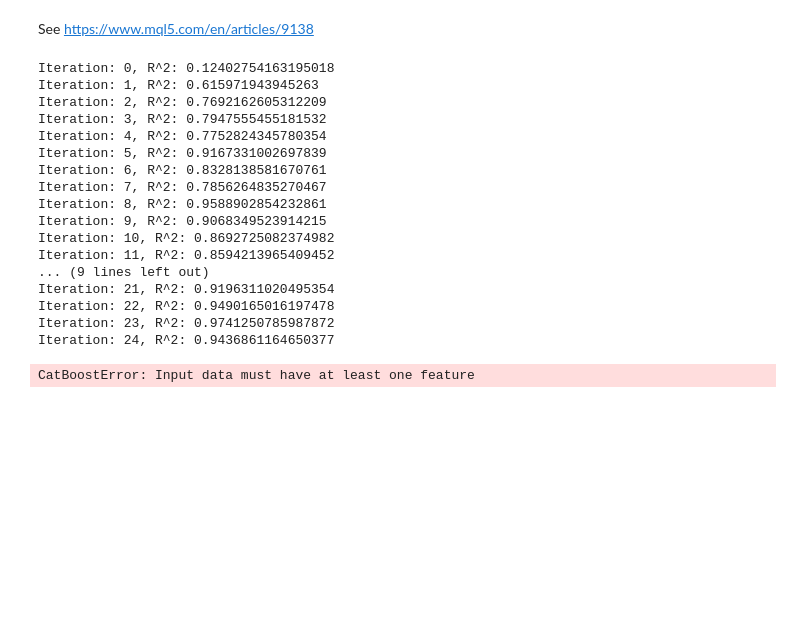
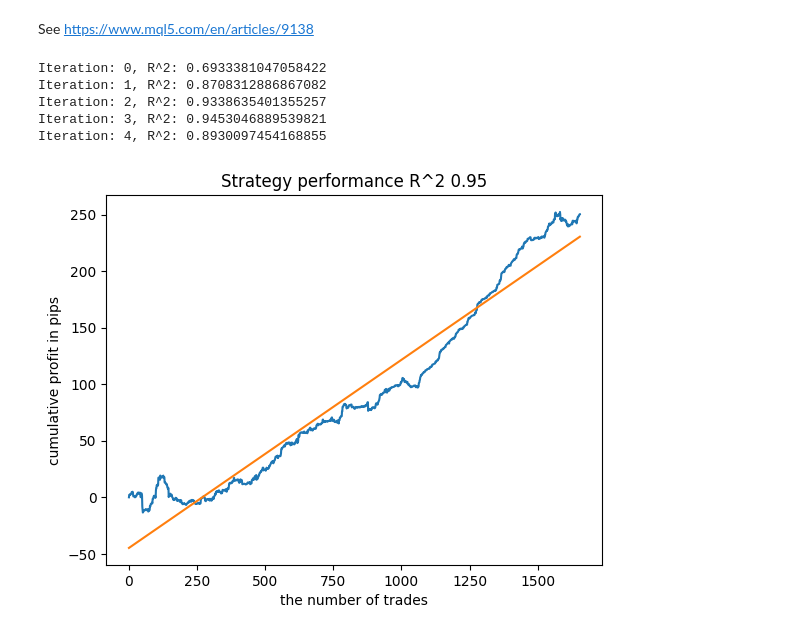
Before and after one commit to trautw/trade, a Jupyter notebook: ml/9138/notebook.ipynb, the cells around one changed output. Drawn from its saved outputs; the diff is of its cells as text; code cells hidden in the pictures; blank space fills up the shorter version.

Commit message:
GBPJPY

```diff
--- a/ml/9138/notebook.ipynb
+++ b/ml/9138/notebook.ipynb
@@ -16,14 +16,24 @@ from sklearn.model_selection import train_test_split
 from sklearn.linear_model import LinearRegression
 import math
 
-from pea.features import get_features, get_historic_prices, SYMBOL, get_X
+from pea.features import get_features, get_historic_prices, get_X
 
 
-# GLOBAL VARIABLES
+# GLOBAL VARIABLES GBPJPY H1. Quotes
 MARKUP = 0.00002
 START_DATE = datetime(2021, 1, 1)
 TSTART_DATE = datetime(2018, 1, 1)
 STOP_DATE = datetime(2022, 1, 1)
+SYMBOL = 'GBPJPY'
+CSVFILE = 'GBPJPY_H1.csv'
+
+# GLOBAL VARIABLES EURUSD M5. Quotes
+# START_DATE = datetime(2021, 1, 1)
+# TSTART_DATE = datetime(2017, 1, 1)
+# STOP_DATE = datetime(2022, 1, 1)
+# SYMBOL = 'EURUSD'
+# MA_PERIODS = [i for i in range(15, 500, 15)]
+
 BAD_SAMPLES_BOOK = pd.DatetimeIndex([])
 
 def labelling_relabeling(dataset, min=15, max=35, relabeling=False):
@@ -114,6 +124,7 @@ def tester(dataset: pd.DataFrame, markup=0.0, use_meta=False, plot=False):
 def brute_force(dataset, bad_samples_fraction=0.5):
     # features for model\meta models. We learn main model only on filtered labels
     X = dataset[dataset['meta_labels']==1]
+    # Strip labels
     X = dataset[dataset.columns[:-2]]
     X = X[X.index >= START_DATE]
     X = X[X.index <= STOP_DATE]
@@ -167,7 +178,7 @@ def brute_force(dataset, bad_samples_fraction=0.5):
               early_stopping_rounds=50, plot=False)
 
     # predict on new data (validation plus learning)
-    pr_tst = get_historic_prices()
+    pr_tst = get_historic_prices(CSVFILE)
     pr_tst = get_features(pr_tst)
     X = pr_tst[pr_tst.columns[1:]]
     X.columns = [''] * len(X.columns)
@@ -215,7 +226,7 @@ def brute_force(dataset, bad_samples_fraction=0.5):
     return [R2, model, meta_model, pr2]
 
 def test_model(result: list):
-    pr_tst = get_historic_prices()
+    pr_tst = get_historic_prices(CSVFILE)
     pr_tst = get_features(pr_tst)
     X = get_X(pr_tst)
     X_meta = X.copy()
@@ -323,53 +334,41 @@ def export_model_to_MQL_code(model, model_number):
 
 
 # make dataset
-pr = get_historic_prices()
+pr = get_historic_prices(CSVFILE)
 pr = get_features(pr)
 pr = labelling_relabeling(pr, relabeling=False)
 a, b = tester(pr, MARKUP, use_meta=False, plot=False)
 pr['meta_labels'] = b
 pr = pr.dropna()
 pr = labelling_relabeling(pr, relabeling=True)
 
 # iterative learning
 res = []
 BAD_SAMPLES_BOOK = pd.DatetimeIndex([])
-for i in range(25):
+for i in range(5):
     res.append(brute_force(pr[pr.columns[1:]], bad_samples_fraction=0.5))
 
     print('Iteration: {}, R^2: {}'.format(i, res[-1][0]))
     pr = res[-1][3]
 
 # export best model to mql
 # export_model_to_MQL_code(res[-1], str(1))
 
 # test best model
 res.sort()
 best_model=res[-1]
 p = test_model(best_model)
 
 # save model
 best_model[1].save_model("catmodel.cbm")
 best_model[2].save_model("meta_catmodel.cbm")
 
 # export best model to mql
 # export_model_to_MQL_code(best_model, str(1))
 # %% [output]
-Iteration: 0, R^2: 0.12402754163195018
-Iteration: 1, R^2: 0.615971943945263
-Iteration: 2, R^2: 0.7692162605312209
-Iteration: 3, R^2: 0.7947555455181532
-Iteration: 4, R^2: 0.7752824345780354
-Iteration: 5, R^2: 0.9167331002697839
-Iteration: 6, R^2: 0.8328138581670761
-Iteration: 7, R^2: 0.7856264835270467
-Iteration: 8, R^2: 0.9588902854232861
-Iteration: 9, R^2: 0.9068349523914215
-Iteration: 10, R^2: 0.8692725082374982
-Iteration: 11, R^2: 0.8594213965409452
-... (9 lines left out)
-Iteration: 21, R^2: 0.9196311020495354
-Iteration: 22, R^2: 0.9490165016197478
-Iteration: 23, R^2: 0.9741250785987872
-Iteration: 24, R^2: 0.9436861164650377
+Iteration: 0, R^2: 0.6933381047058422
+Iteration: 1, R^2: 0.8708312886867082
+Iteration: 2, R^2: 0.9338635401355257
+Iteration: 3, R^2: 0.9453046889539821
+Iteration: 4, R^2: 0.8930097454168855
-CatBoostError: Input data must have at least one feature
+[figure, added]
```
Also changed, not shown: 5 other files.
